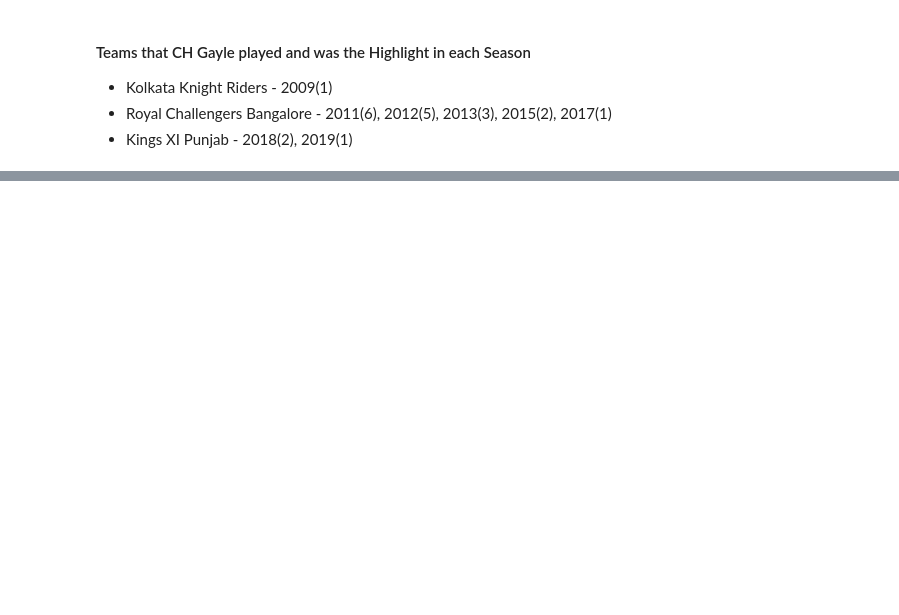
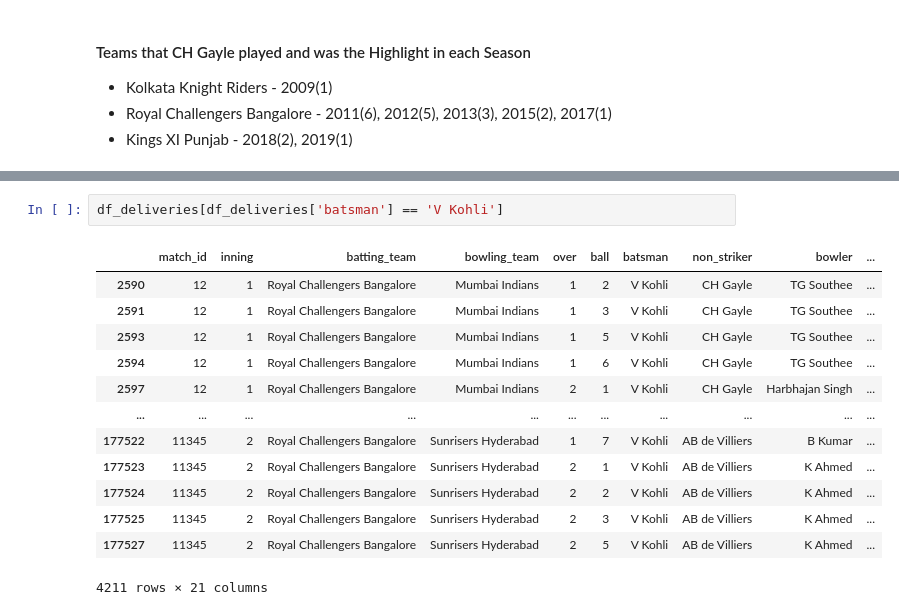
Before and after one commit to Cynthyah/SparksFoundation, a Jupyter notebook: Task5/Task5.ipynb, the cells around one changed output, grey strips where cells are left out. Saved outputs shown, nothing was run; the diff lists cells and outputs as text; blank space fills up the shorter version.

```diff
--- a/Task5/Task5.ipynb
+++ b/Task5/Task5.ipynb
@@ -201,0 +242,16 @@ df_matches[df_matches['player_of_match'] == 'CH Gayle'].sort_values(by='season')
+# %%
+df_deliveries[df_deliveries['batsman'] == 'V Kohli']
+# %% [output]
+|  | match_id | inning | batting_team | bowling_team | over | ball | batsman | non_striker | bowler | ... |
+| 2590 | 12 | 1 | Royal Challengers Bangalore | Mumbai Indians | 1 | 2 | V Kohli | CH Gayle | TG Southee | ... |
+| 2591 | 12 | 1 | Royal Challengers Bangalore | Mumbai Indians | 1 | 3 | V Kohli | CH Gayle | TG Southee | ... |
+| 2593 | 12 | 1 | Royal Challengers Bangalore | Mumbai Indians | 1 | 5 | V Kohli | CH Gayle | TG Southee | ... |
+| 2594 | 12 | 1 | Royal Challengers Bangalore | Mumbai Indians | 1 | 6 | V Kohli | CH Gayle | TG Southee | ... |
+| 2597 | 12 | 1 | Royal Challengers Bangalore | Mumbai Indians | 2 | 1 | V Kohli | CH Gayle | Harbhajan Singh | ... |
+| ... | ... | ... | ... | ... | ... | ... | ... | ... | ... | ... |
+| 177522 | 11345 | 2 | Royal Challengers Bangalore | Sunrisers Hyderabad | 1 | 7 | V Kohli | AB de Villiers | B Kumar | ... |
+| 177523 | 11345 | 2 | Royal Challengers Bangalore | Sunrisers Hyderabad | 2 | 1 | V Kohli | AB de Villiers | K Ahmed | ... |
+| 177524 | 11345 | 2 | Royal Challengers Bangalore | Sunrisers Hyderabad | 2 | 2 | V Kohli | AB de Villiers | K Ahmed | ... |
+| 177525 | 11345 | 2 | Royal Challengers Bangalore | Sunrisers Hyderabad | 2 | 3 | V Kohli | AB de Villiers | K Ahmed | ... |
+| 177527 | 11345 | 2 | Royal Challengers Bangalore | Sunrisers Hyderabad | 2 | 5 | V Kohli | AB de Villiers | K Ahmed | ... |
+4211 rows × 21 columns
```
Also changed, not shown: parts of 9 cells of this notebook, 2 other files.
